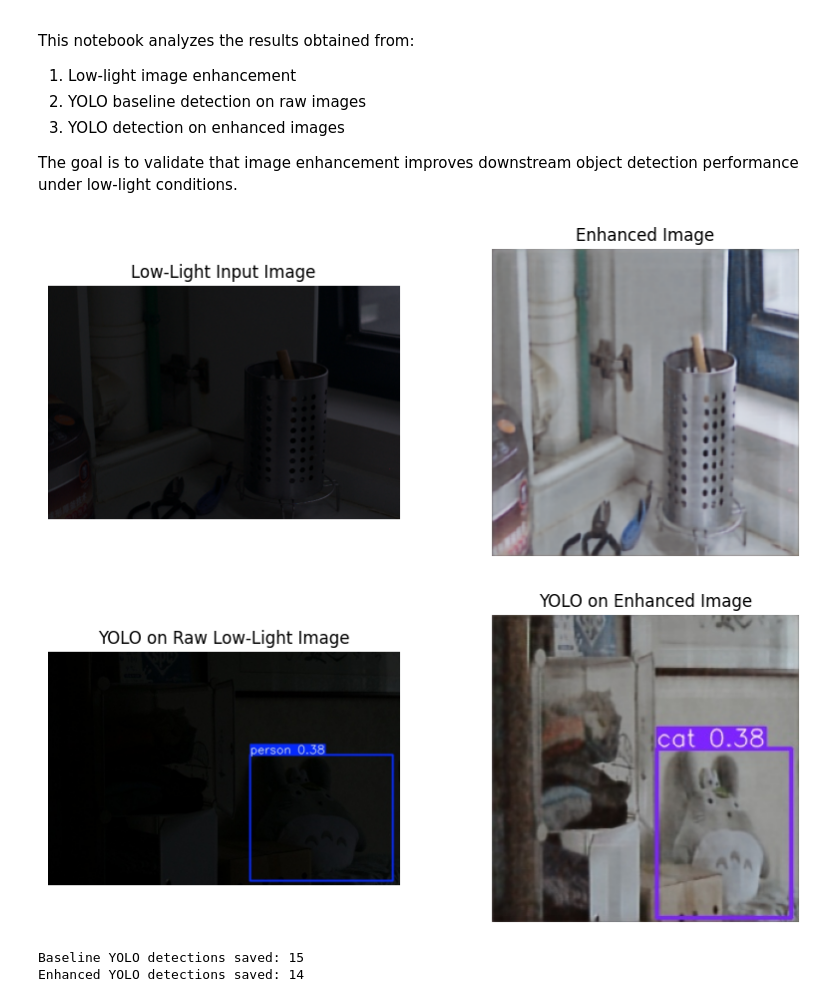
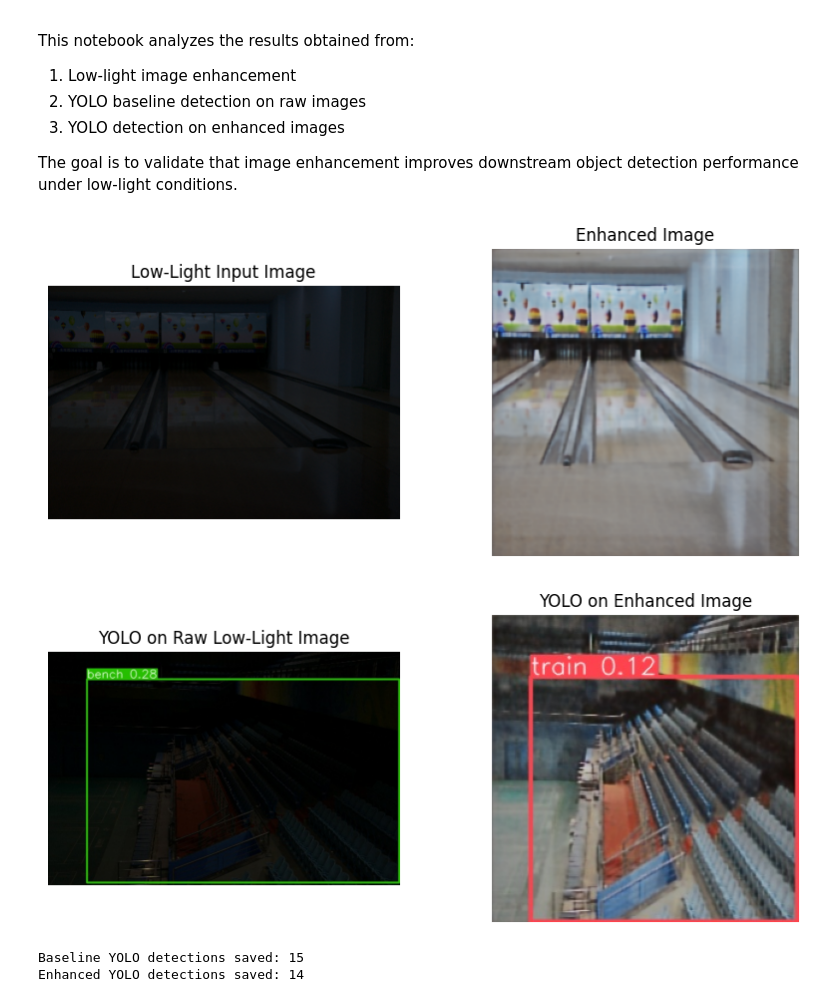
Before and after one commit to sky-shiva/Image-Enhancement-For-Yolo-Detection, a Jupyter notebook: notebooks/07_results_analysis_and_comparison.ipynb, the cells around one changed output. Drawn from its saved outputs; the diff is of its cells as text; code cells hidden in the pictures.

```diff
--- a/notebooks/07_results_analysis_and_comparison.ipynb
+++ b/notebooks/07_results_analysis_and_comparison.ipynb
@@ -24,7 +24,7 @@ BASELINE_YOLO_DIR = "runs/results/detection_outputs/baseline/raw_lowlight"
 # YOLO enhanced outputs (Notebook 06)
 ENHANCED_YOLO_DIR = "runs/detect/results/detection_outputs/enhanced/enhanced_images"
 # %%
-sample = os.listdir(ENHANCED_DIR)[1]
+sample = os.listdir(ENHANCED_DIR)[9]
 
 low_img = cv2.imread(os.path.join("../data/LOL/eval15/low", sample))
 enh_img = cv2.imread(os.path.join(ENHANCED_DIR, sample))
@@ -46,32 +46,32 @@ plt.axis("off")
 
 plt.show()
 # %% [output]
-[figure, old version]
+[figure, new version]
 # %%
-raw_sample = os.listdir(BASELINE_YOLO_DIR)[4]
-enh_sample = os.listdir(ENHANCED_YOLO_DIR)[4]
+raw_sample = os.listdir(BASELINE_YOLO_DIR)[11]
+enh_sample = os.listdir(ENHANCED_YOLO_DIR)[11]
 
 raw_det = cv2.imread(os.path.join(BASELINE_YOLO_DIR, raw_sample))
 enh_det = cv2.imread(os.path.join(ENHANCED_YOLO_DIR, enh_sample))
 
 raw_det = cv2.cvtColor(raw_det, cv2.COLOR_BGR2RGB)
 enh_det = cv2.cvtColor(enh_det, cv2.COLOR_BGR2RGB)
 
 plt.figure(figsize=(10,4))
 
 plt.subplot(1,2,1)
 plt.imshow(raw_det)
 plt.title("YOLO on Raw Low-Light Image")
 plt.axis("off")
 
 plt.subplot(1,2,2)
 plt.imshow(enh_det)
 plt.title("YOLO on Enhanced Image")
 plt.axis("off")
 
 plt.show()
 # %% [output]
-[figure, old version]
+[figure, new version]
 # %%
 baseline_count = len(os.listdir(BASELINE_YOLO_DIR))
 enhanced_count = len(os.listdir(ENHANCED_YOLO_DIR))
```
Also changed, not shown: 5 other files.
